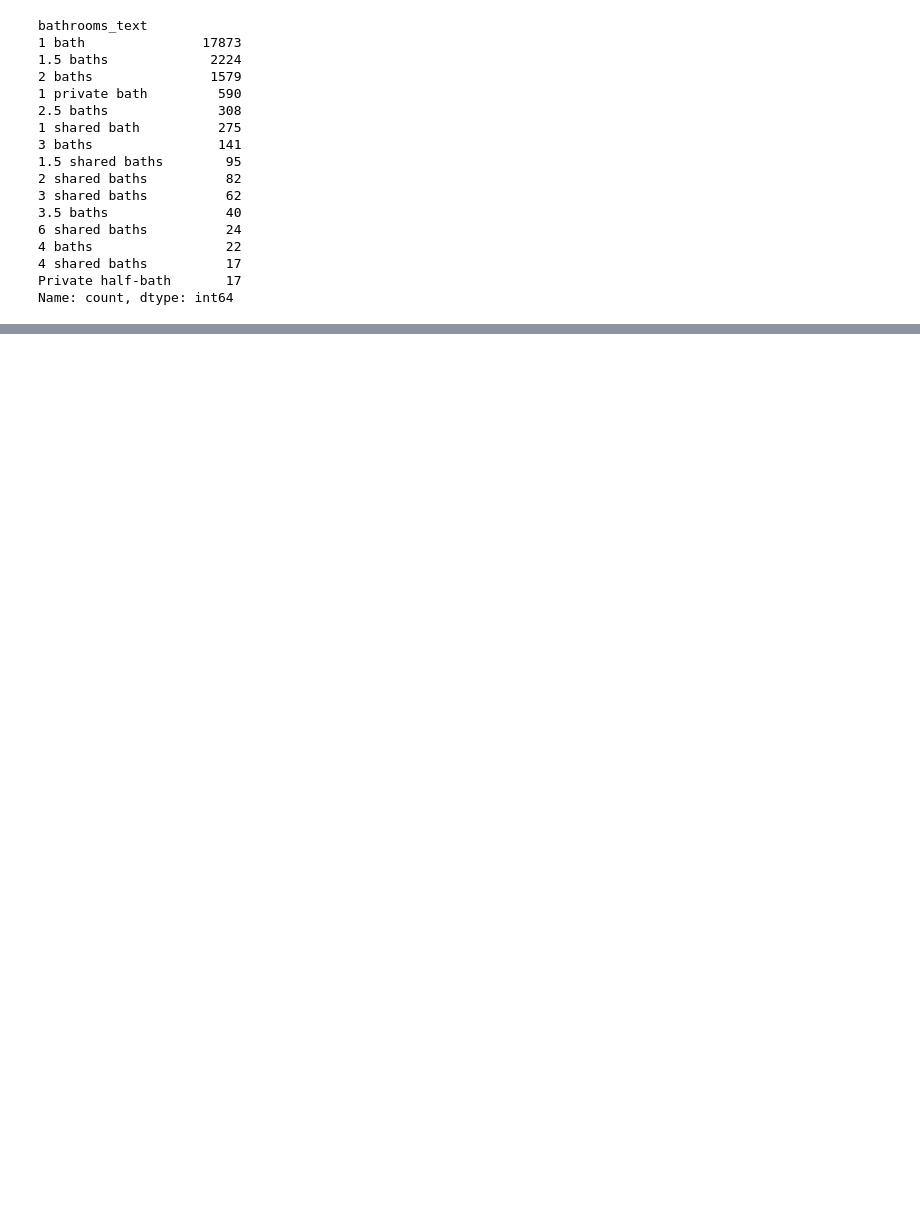
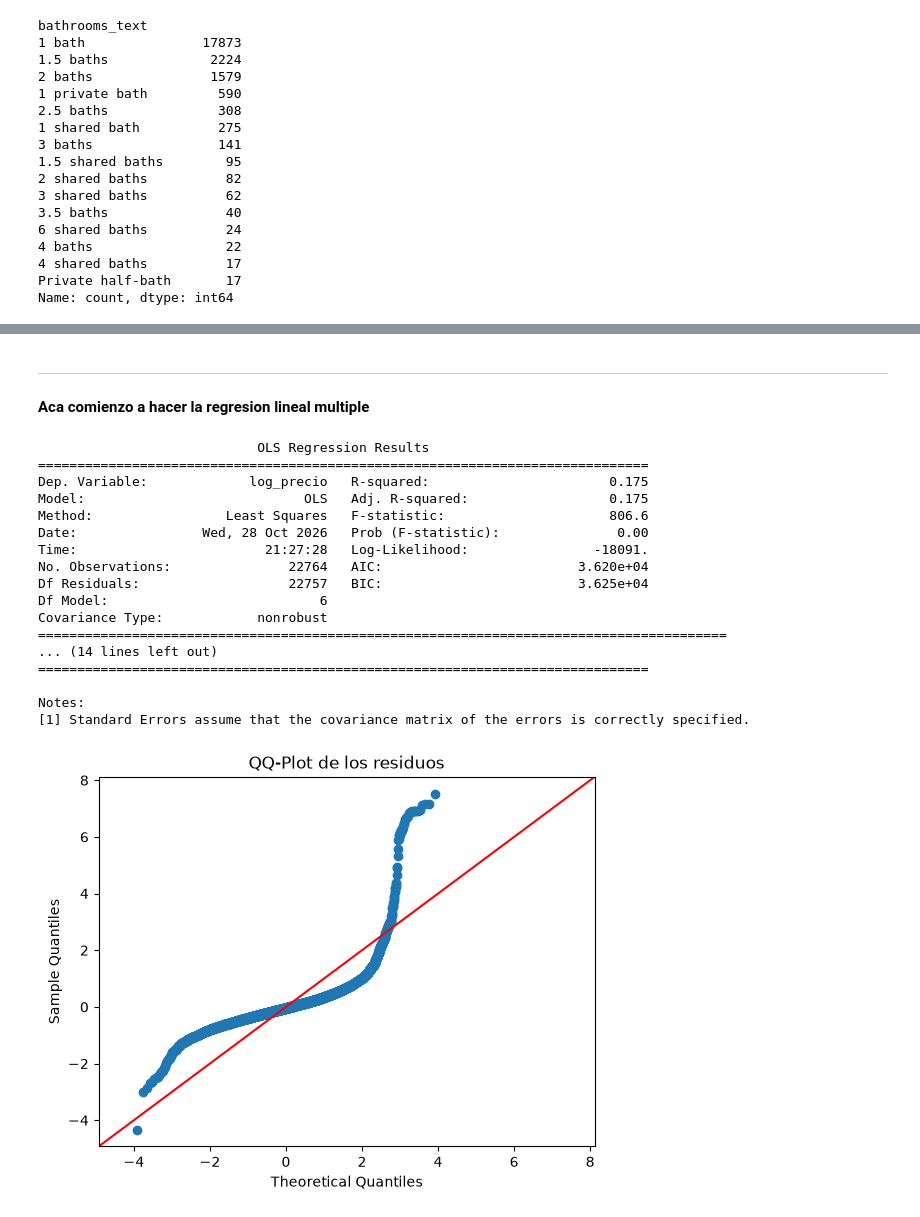
Before and after one commit to CanBugarini/TPE_CienciaDeDatos, a Jupyter notebook: prueba1.ipynb, the cells around one changed output, grey strips where cells are left out. Cells and saved outputs as stored; diff of their text form; code cells hidden in the pictures; blank space fills up the shorter version.

Commit message:
Checkpoint: inicio la validacion de hipotesis con regresion lineal multiple

```diff
--- a/prueba1.ipynb
+++ b/prueba1.ipynb
@@ -239,5 +289,6 @@ Name: count, dtype: int64
 # %%
-df_comp['banio_compartido'] = df_comp['bathrooms_text'].str.contains('shared', case=False, na=False)
-print(df_comp['banio_compartido'].mean())
-pd.crosstab(df_comp['banio_compartido'], df_comp['bath_per_huesped'] > 1)
+# Cantidad de filas que quedan si eliminamos los baños compartidos y los casos donde
+# hay muchos mas baños que huespedes
+df_comp2 = df_comp[(~df_comp['banio_compartido']) & (df_comp['bath_per_huesped'] <= 1)].copy()
+print(len(df_comp2), len(df_comp2) / len(df_comp))
 # %% [output]
@@ -248,0 +296,4 @@ pd.crosstab(df_comp['banio_compartido'], df_comp['bath_per_huesped'] > 1)
+# %%
+df_comp2['tramo_banios'] = pd.cut(df_comp2['bath_per_huesped'], bins=[0, 0.25, 0.5, 1])
+
+df_comp2.groupby(['accommodates', 'tramo_banios'], observed=True)['price_quote_price_per_night'].agg(['median', 'count'])
@@ -248,0 +371,47 @@ pd.crosstab(df_comp['banio_compartido'], df_comp['bath_per_huesped'] > 1)
+# %% [markdown]
+-------------------------------------------------------------------------------------------------------------------------------
+# %% [markdown]
+**Aca comienzo a hacer la regresion lineal multiple**
+# %%
+import numpy as np
+import statsmodels.formula.api as smf
+
+df_comp2['log_precio'] = np.log(df_comp2['price_quote_price_per_night'])
+df_comp2['cama_para_cada_uno'] = df_comp2['cama_para_cada_uno'].astype(int)
+
+modelo = smf.ols(
+    'log_precio ~ C(accommodates) + cama_para_cada_uno + bath_per_huesped',
+    data=df_comp2
+).fit()
+print(modelo.summary())
+
+import statsmodels.api as sm
+sm.qqplot(modelo.resid, line='45')
+plt.title('QQ-Plot de los residuos')
+plt.show()
+
+plt.scatter(modelo.fittedvalues, modelo.resid, alpha=0.3)
+plt.axhline(0, color='red', linestyle='--')
+plt.xlabel('Valores ajustados')
+plt.ylabel('Residuos')
+plt.title('Valores ajustados vs. residuos')
+plt.show()
+# %% [output]
+                            OLS Regression Results
+==============================================================================
+Dep. Variable:             log_precio   R-squared:                       0.175
+Model:                            OLS   Adj. R-squared:                  0.175
+Method:                 Least Squares   F-statistic:                     806.6
+Date:                Wed, 28 Oct 2026   Prob (F-statistic):               0.00
+Time:                        21:27:28   Log-Likelihood:                -18091.
+No. Observations:               22764   AIC:                         3.620e+04
+Df Residuals:                   22757   BIC:                         3.625e+04
+Df Model:                           6
+Covariance Type:            nonrobust
+========================================================================================
+... (14 lines left out)
+==============================================================================
+
+Notes:
+[1] Standard Errors assume that the covariance matrix of the errors is correctly specified.
+[figure, added]
```
Also changed, not shown: parts of 18 cells of this notebook.
